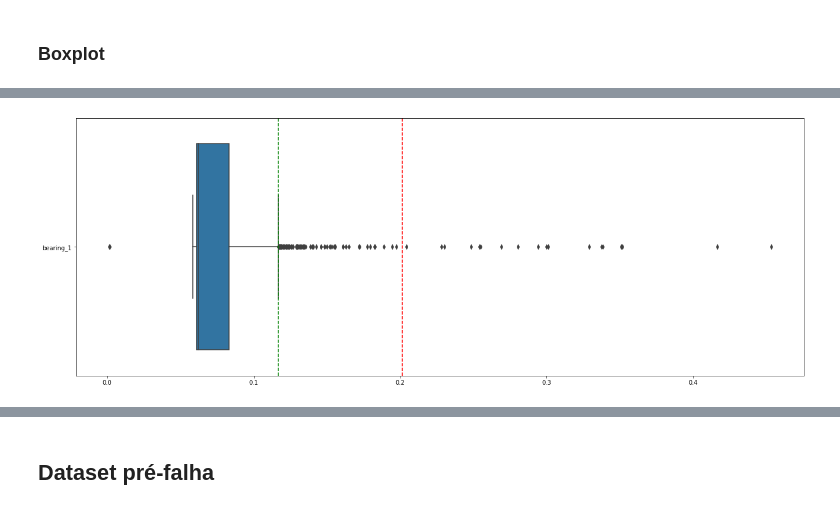
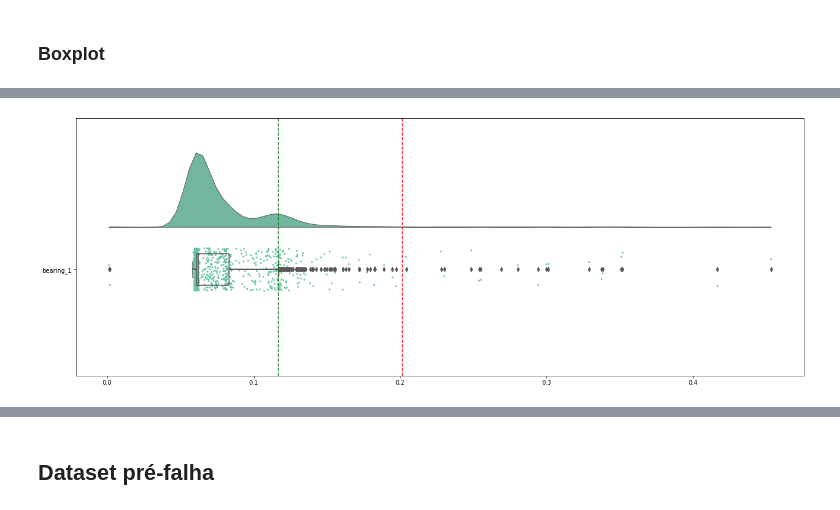
Before and after one commit to victorpecine/nasa_bearing_forecast, a Jupyter notebook: bearing_1.ipynb, the cells around one changed output, grey strips where cells are left out. Cells and saved outputs as stored; diff of their text form; code cells hidden in the pictures.

```diff
--- a/bearing_1.ipynb
+++ b/bearing_1.ipynb
@@ -35,5 +62,11 @@ df_rolamento.columns = ['bearing_1','bearing_2','bearing_3','bearing_4']
 # %%
+df_rolamento = pd.read_csv('/content/drive/MyDrive/Datasets/NASA Acoustics and Vibration Database/df_rolamento_2nd_test.csv',
+                           sep=',',
+                           encoding='utf-8')
+
+df_rolamento.index = pd.to_datetime(df_rolamento['t_stamp'],
+                                    format='%Y-%m-%d %H:%M:%S').sort_values()
+
 df_rolamento = pd.DataFrame(df_rolamento['bearing_1'])
 
-df_rolamento.index = pd.to_datetime(df_rolamento.index,
-                                    format='%Y.%m.%d.%H.%M.%S').sort_values()
+# df_rolamento
@@ -72,5 +77,9 @@ pico_2
 # %%
 media = df_rolamento.mean()[0]
 
-media
+desv_pad = df_rolamento.std()[0]
+
+lim_sup_sigma = 3 * desv_pad + media
+
+lim_sup_sigma
 # %% [output]
@@ -106,7 +91,7 @@ primeiro_q = df_rolamento.describe().loc['25%'][0]
 
 terceiro_q = df_rolamento.describe().loc['75%'][0]
 
-limite_superior_df_rolamento = terceiro_q + 1.5 * (terceiro_q - primeiro_q)
+lim_sup_boxplot = terceiro_q + 1.5 * (terceiro_q - primeiro_q)
 
-limite_superior_df_rolamento
+lim_sup_boxplot
 # %% [output]
@@ -114,10 +110,11 @@ limite_superior_df_rolamento
 # %%
-ax = sns.boxplot(data=df_rolamento, orient='h')
+ax = pt.RainCloud(data=df_rolamento,
+                  orient='h')
 
-ax.axvline(lim_sup_df_rolamento, color='r', linestyle='--')
+ax.axvline(lim_sup_sigma, color='r', linestyle='--')
 
-ax.axvline(limite_superior_df_rolamento, color='green', linestyle='--')
+ax.axvline(lim_sup_boxplot, color='green', linestyle='--')
 
 ax.figure.set_size_inches(22,8)
 # %% [output]
-[figure, old version]
+[figure, new version]
```
Also changed, not shown: parts of 80 cells of this notebook.
